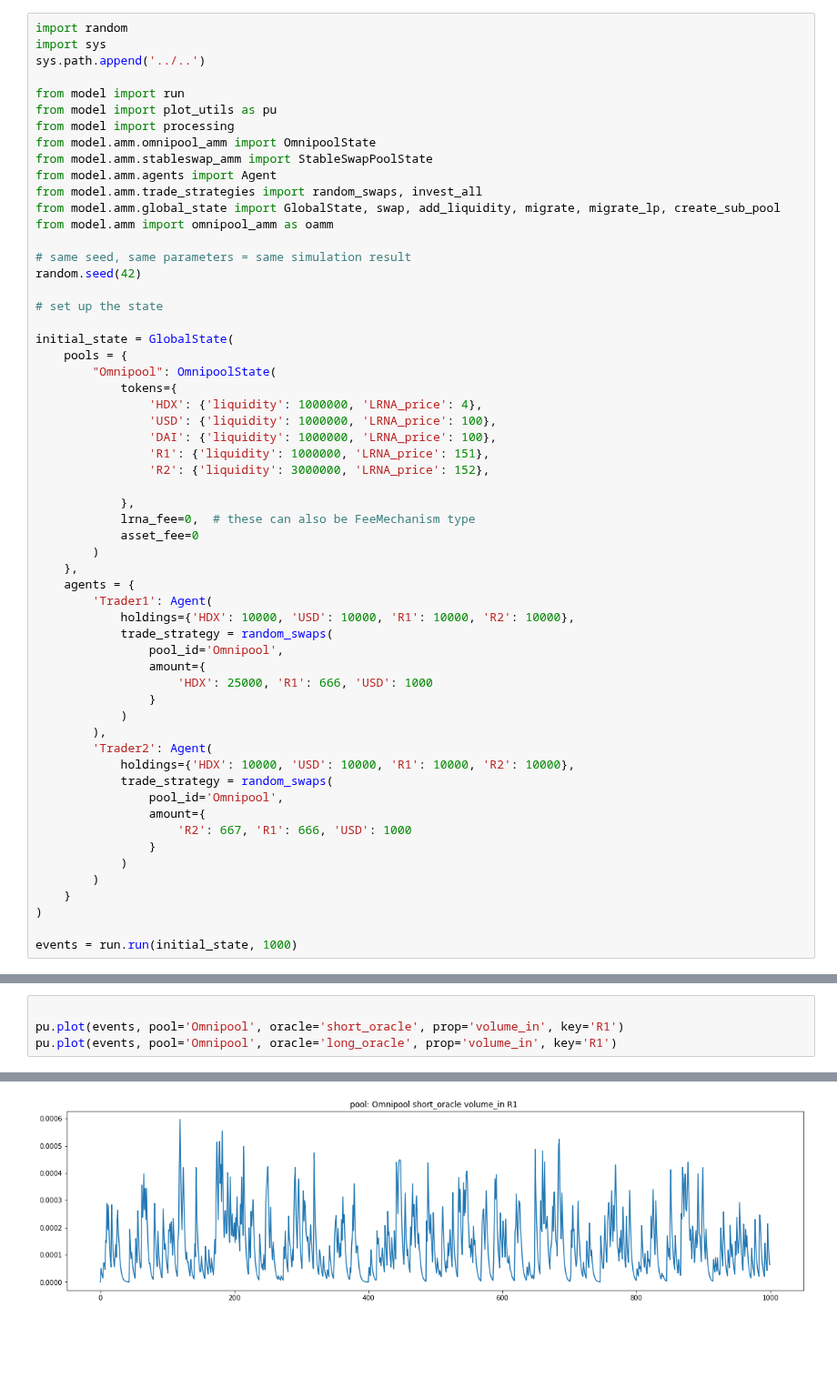
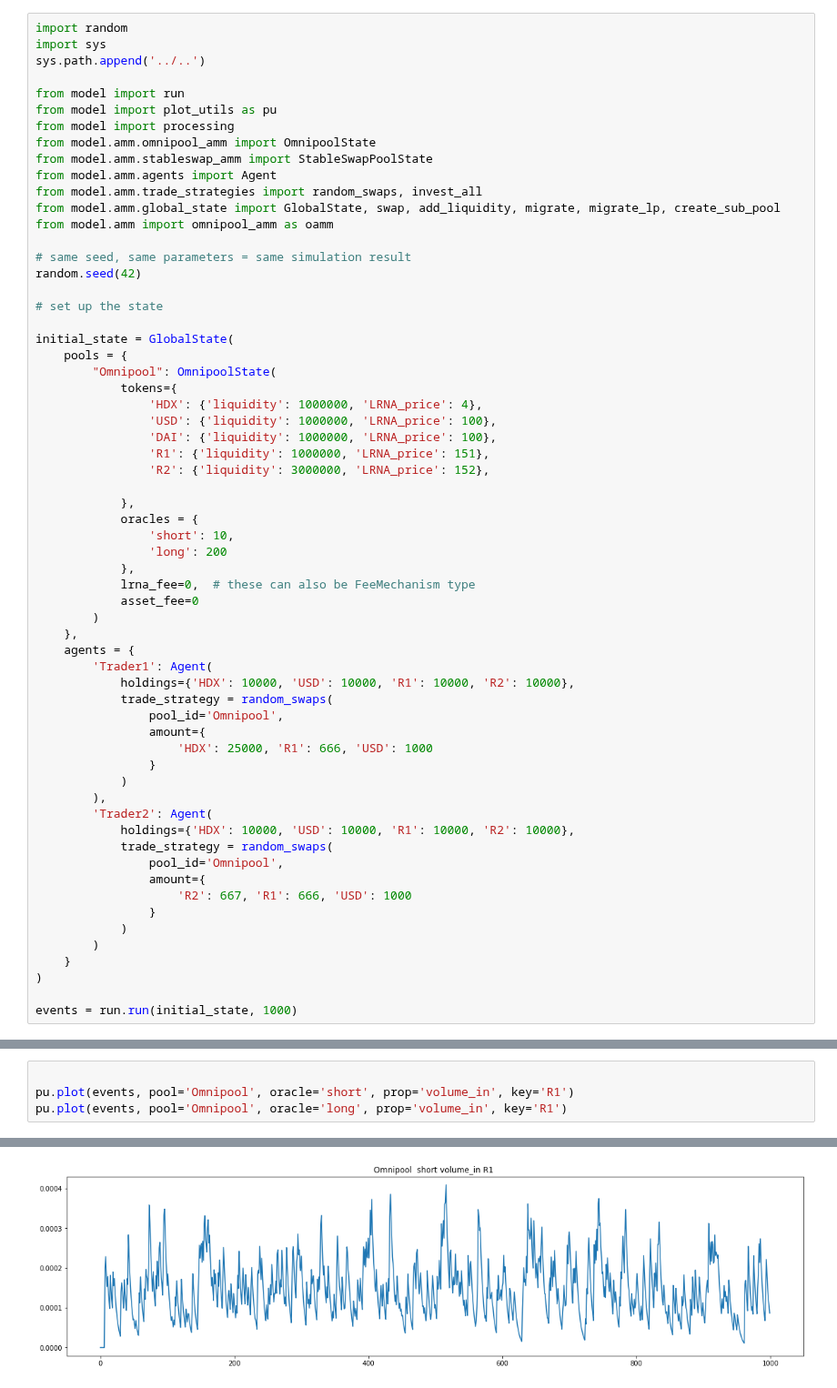
Before and after one commit to galacticcouncil/HydraDX-simulations, a Jupyter notebook: hydradx/notebooks/Omnipool/TestOracles.ipynb, the cells around one changed output, grey strips where cells are left out. Shown at 91% size. Cells and saved outputs as stored; diff of their text form; blank space fills up the shorter version.

```diff
--- a/hydradx/notebooks/Omnipool/TestOracles.ipynb
+++ b/hydradx/notebooks/Omnipool/TestOracles.ipynb
@@ -29,6 +29,10 @@ initial_state = GlobalState(
                 'R2': {'liquidity': 3000000, 'LRNA_price': 152},
 
             },
+            oracles = {
+                'short': 10,
+                'long': 200
+            },
             lrna_fee=0,  # these can also be FeeMechanism type
             asset_fee=0
         )
@@ -69,5 +73,5 @@ pu.plot(events, pool='Omnipool', oracle='long_oracle', prop='liquidity', key='R1
 # %%
 
-pu.plot(events, pool='Omnipool', oracle='short_oracle', prop='volume_in', key='R1')
-pu.plot(events, pool='Omnipool', oracle='long_oracle', prop='volume_in', key='R1')
+pu.plot(events, pool='Omnipool', oracle='short', prop='volume_in', key='R1')
+pu.plot(events, pool='Omnipool', oracle='long', prop='volume_in', key='R1')
 # %% [output]
@@ -75 +79 @@ pu.plot(events, pool='Omnipool', oracle='long_oracle', prop='volume_in', key='R1
-[figure, old version]
+[figure, new version]
```
Also changed, not shown: parts of 3 cells of this notebook.
